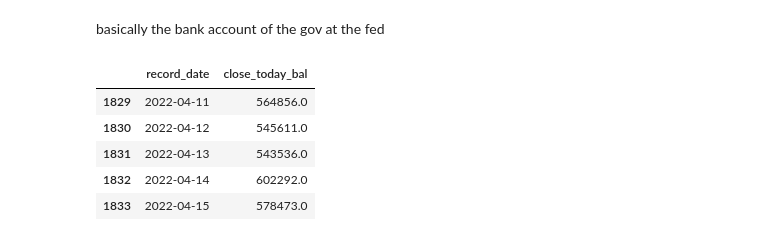
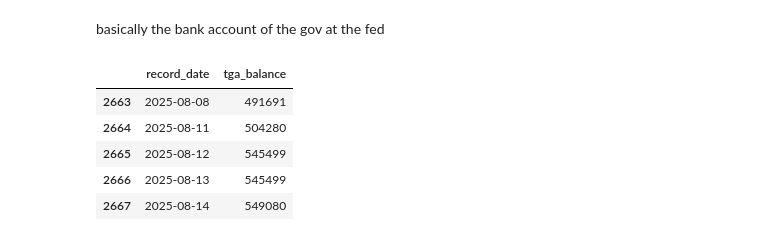
Before and after one commit to MarcoNerii/US-Fiscal-Position, a Jupyter notebook: main.ipynb, the cells around one changed output. Cells and saved outputs as stored; diff of their text form; code cells hidden in the pictures.

```diff
--- a/main.ipynb
+++ b/main.ipynb
@@ -646,85 +646,37 @@ fig.show()
 # %% [markdown]
 basically the bank account of the gov at the fed
 # %%
-import numpy as np
-import pandas as pd
-from requests import HTTPError
-
-def get_tga_balance(start_date: str, end_date: str):
-    """
-    Daily Treasury Statement — Operating Cash Balance (TGA).
-    Handles schema/name changes across years and returns:
-      record_date, close_today_bal  (numeric; units as returned by API)
-    """
-    def _fetch(fields):
-        return fetch_fiscaldata(
-            "v1/accounting/dts/operating_cash_balance",
-            fields=fields,
-            filters={"record_date": ("gte", start_date)},
-            sort=["record_date"],
-        )
-
-    # Try a few field sets; some eras only have the legacy names
-    field_sets = [
-        ["record_date", "account_type", "close_today_bal", "open_today_bal"],               # legacy
-        ["record_date", "account_type", "closing_balance_today_amt", "opening_balance_today_amt"],  # newer docs
-        ["record_date", "account_type", "close_today_bal"],                                 # minimal
-    ]
-    last_err, df = None, pd.DataFrame()
-    for f in field_sets:
-        try:
-            df = _fetch(f)
-            if not df.empty:
-                break
-        except HTTPError as e:
-            last_err = e
+def get_tga_balance(start_date: str, end_date: str) -> pd.DataFrame:
+    df = fetch_fiscaldata(
+        "v1/accounting/dts/operating_cash_balance",
+        filters={"record_date": ("gte", start_date)},
+        sort=["record_date"],
+    )
     if df.empty:
-        if last_err:
-            raise last_err
         return df
 
-    # Types
     df["record_date"] = pd.to_datetime(df["record_date"], errors="coerce")
-    for c in ["close_today_bal", "open_today_bal",
-              "closing_balance_today_amt", "opening_balance_today_amt"]:
-        if c in df.columns:
-            df[c] = pd.to_numeric(df[c], errors="coerce")
+    df["open_today_bal"] = pd.to_numeric(df["open_today_bal"], errors="coerce")
 
-    # Keep TGA rows (label changed over time)
-    mask = (
-        df["account_type"].str.contains("Federal Reserve", case=False, na=False)
-        | df["account_type"].str.contains("Treasury General Account", case=False, na=False)
-        | df["account_type"].str.contains(r"\bTGA\b", case=False, na=False)
-    )
-    df = df[mask].copy()
-
-    # Coalesce balance column across whatever exists (no pd.NA involved)
-    existing = [c for c in ["close_today_bal", "closing_balance_today_amt"] if c in df.columns]
-    if not existing:
-        raise ValueError("No known balance column present in DTS response.")
-    df["balance"] = df[existing].bfill(axis=1).iloc[:, 0]
-
-    # Aggregate per day; keep NaN if all entries are NaN (avoids fake zeros)
+    # per day, take the max balance (TGA is the largest)
     daily = (
-        df.groupby("record_date", as_index=False)["balance"]
-          .sum(min_count=1)
-          .dropna(subset=["balance"])
+        df.dropna(subset=["open_today_bal"])
+          .groupby("record_date", as_index=False)["open_today_bal"]
+          .max()
+          .rename(columns={"open_today_bal": "tga_balance"})
           .sort_values("record_date")
     )
 
-    # Apply end-date window and return with your expected column name
-    daily = daily[daily["record_date"] <= pd.to_datetime(end_date)].rename(
-        columns={"balance": "close_today_bal"}
-    )
+    daily = daily[daily["record_date"] <= pd.to_datetime(end_date)].reset_index(drop=True)
     return daily
 
 tga = get_tga_balance(START, END)
 tga.tail()
 # %% [output]
-|  | record_date | close_today_bal |
-| 1829 | 2022-04-11 | 564856.0 |
-| 1830 | 2022-04-12 | 545611.0 |
-| 1831 | 2022-04-13 | 543536.0 |
-| 1832 | 2022-04-14 | 602292.0 |
-| 1833 | 2022-04-15 | 578473.0 |
+|  | record_date | tga_balance |
+| 2663 | 2025-08-08 | 491691 |
+| 2664 | 2025-08-11 | 504280 |
+| 2665 | 2025-08-12 | 545499 |
+| 2666 | 2025-08-13 | 545499 |
+| 2667 | 2025-08-14 | 549080 |
 # %%
```
Also changed, not shown: parts of 2 cells of this notebook.
